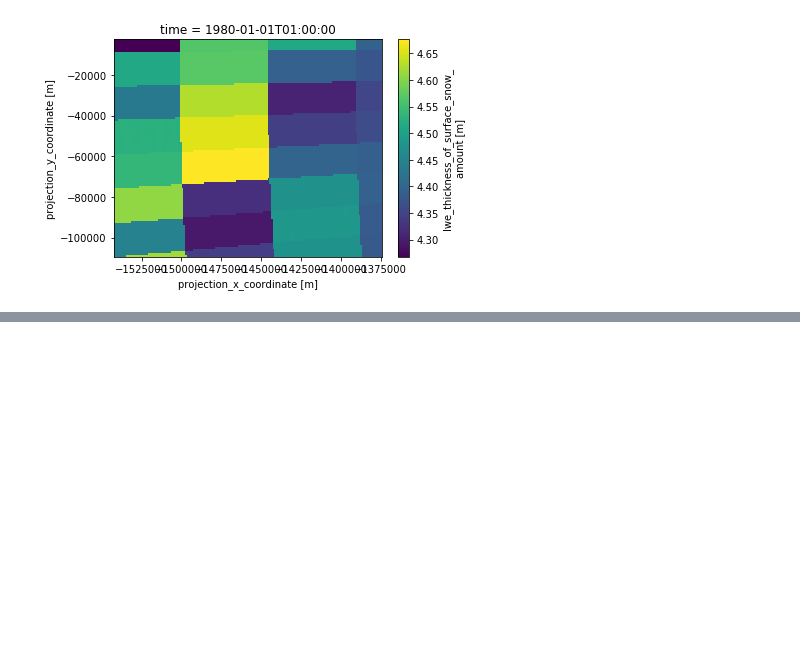
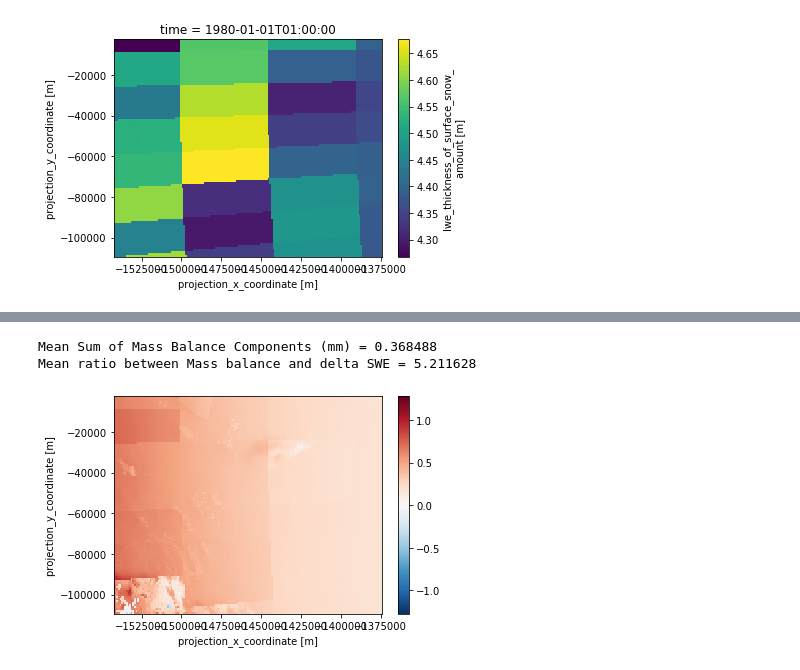
Before and after one commit to EricKeenan/SNOWPACK_WAIS, a Jupyter notebook: analysis/inspect_grid.ipynb, the cells around one changed output, grey strips where cells are left out. Saved outputs shown, nothing was run; the diff lists cells and outputs as text; code cells hidden in the pictures; blank space fills up the shorter version.

```diff
--- a/analysis/inspect_grid.ipynb
+++ b/analysis/inspect_grid.ipynb
@@ -62,0 +66,14 @@ ds['SFC_SUBL'].sum(dim='time').plot()
+# %%
+# Sum of mass balance components (note that only precipitation and sublimation are currently non-zero)
+mb = ds['pr'].sum(dim='time') + ds['ET'].sum(dim='time') + \
+    ds['WINDEROSIONDEPOSITION'].sum(dim='time') + ds['MS_SNOWPACK_RUNOFF'].sum(dim='time')
+mb.plot()
+mb_mean = mb.mean(dim='easting').mean(dim='northing').values
+
+
+print("Mean Sum of Mass Balance Components (mm) = " + str(mb_mean))
+print("Mean ratio between Mass balance and delta SWE = " + str(mb_mean / dswe_mean))
+# %% [output]
+Mean Sum of Mass Balance Components (mm) = 0.368488
+Mean ratio between Mass balance and delta SWE = 5.211628
+[figure, added]
```
Also changed, not shown: parts of 21 cells of this notebook, 3 other files.
